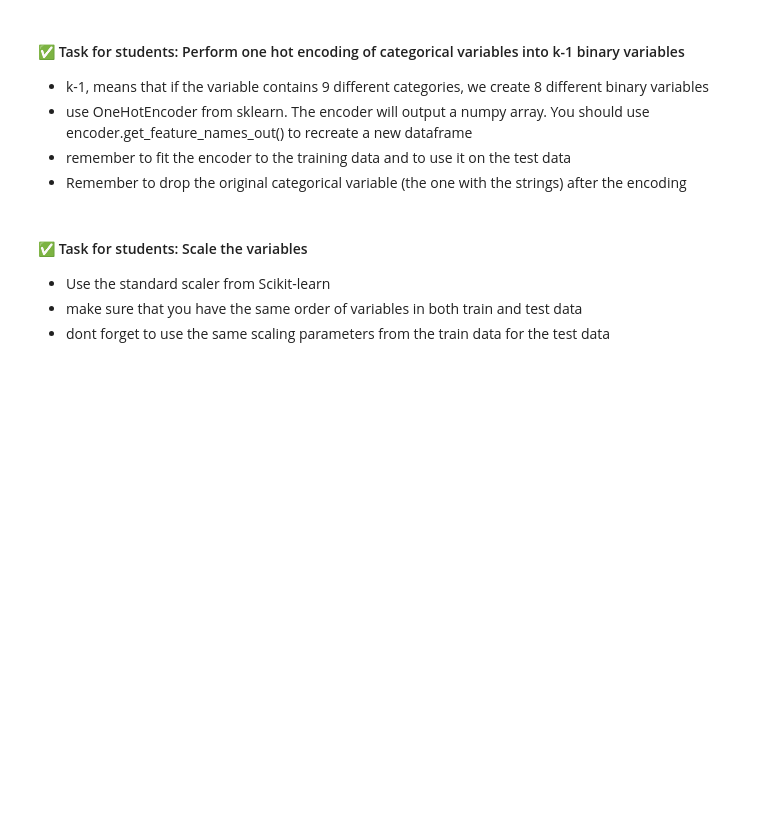
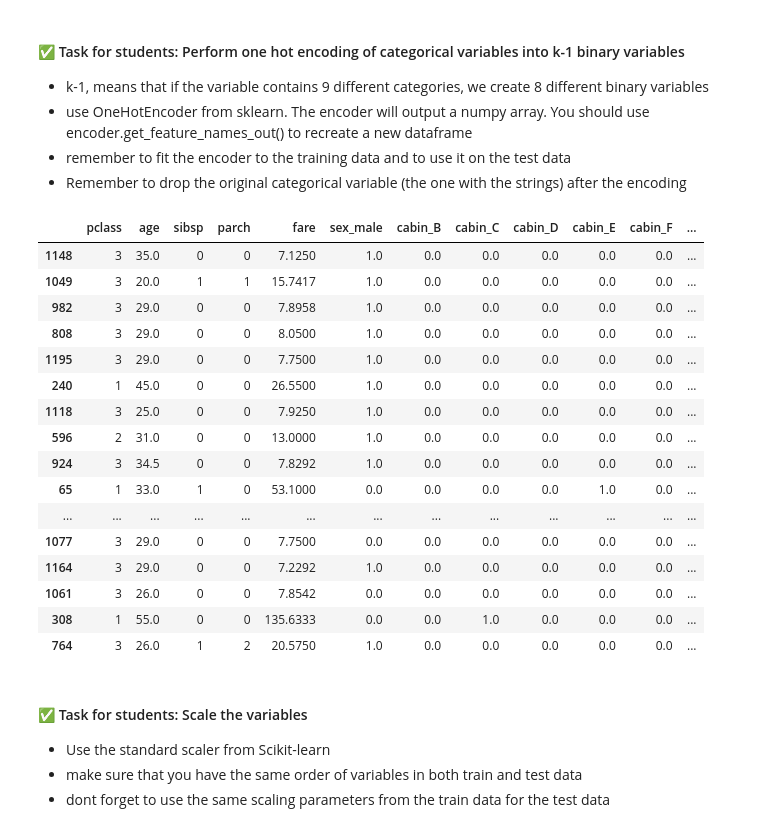
Before and after one commit to morteega/Data-Mining-Methods, a Jupyter notebook: Exercise/Exercise_3/Exercise_3_ExampleDataMiningPipeline.ipynb, the cells around one changed output. Drawn from its saved outputs; the diff is of its cells as text; code cells hidden in the pictures; blank space fills up the shorter version.

```diff
--- a/Exercise/Exercise_3/Exercise_3_ExampleDataMiningPipeline.ipynb
+++ b/Exercise/Exercise_3/Exercise_3_ExampleDataMiningPipeline.ipynb
@@ -208,5 +344,6 @@ X_test['age'] = X_test['age'].fillna(median_val)
 #### ✅ Task for students: add missing indicator for fare variable
 # %%
 # add your code here
+X_train_data["fare_missing"]=X_train_data["fare"].isna().astype(int)
 # %% [markdown]
 #### ✅ Task for students: replace NaN by median you extracted from the training data
@@ -215,2 +350,6 @@ X_test['age'] = X_test['age'].fillna(median_val)
+# %%
+# add your code here
+X_train_data["fare"]=X_train_data["fare"].fillna(X_train_data["fare"].mean())
+X_test_data["fare"]=X_test_data["fare"].fillna(X_test_data["fare"].mean())
 # %%
 # check if the missing values were correctly replaced
@@ -234,0 +425,7 @@ X_test.isnull().sum()
+# %%
+# add your code here
+X_train_data["cabin"].nunique()
+X_train_data["cabin"].value_counts(normalize=True)
+X_train_data= X_train_data[~X_train_data["cabin"].isin(["T", "G"])]
+print(X_train_data["cabin"].unique())
+X_test_data["cabin"].value_counts(normalize=True)
@@ -251,6 +470,36 @@ from sklearn.preprocessing import OneHotEncoder
+# %%
+from sklearn.preprocessing import OneHotEncoder
+# add your code here
+encoder = OneHotEncoder(drop="first", sparse_output=False, handle_unknown="ignore")
+encoded_array=encoder.fit_transform(X_train_data[cat_cols])
+encoded_cols=encoder.get_feature_names_out(cat_cols)
+new_X_train_data=pd.DataFrame(encoded_array, columns=encoded_cols, index=X_train_data.index)
+X_train_data=pd.concat([X_train_data[vars_num], new_X_train_data],axis=1)
+
+testencoded_array=encoder.transform(X_test_data[cat_cols])
+newX_test_data=pd.DataFrame(testencoded_array, columns=encoded_cols, index=X_test_data.index)
+X_test_data= pd.concat([X_test_data[vars_num],newX_test_data], axis=1)
 # %%
 # make sure both dataframes have the same columns with the same order (important for scaling)
-X_train.columns==X_test.columns
+X_test_data.head(20)
+# %% [output]
+|  | pclass | age | sibsp | parch | fare | sex_male | cabin_B | cabin_C | cabin_D | cabin_E | cabin_F | ... |
+| 1148 | 3 | 35.0 | 0 | 0 | 7.1250 | 1.0 | 0.0 | 0.0 | 0.0 | 0.0 | 0.0 | ... |
+| 1049 | 3 | 20.0 | 1 | 1 | 15.7417 | 1.0 | 0.0 | 0.0 | 0.0 | 0.0 | 0.0 | ... |
+| 982 | 3 | 29.0 | 0 | 0 | 7.8958 | 1.0 | 0.0 | 0.0 | 0.0 | 0.0 | 0.0 | ... |
+| 808 | 3 | 29.0 | 0 | 0 | 8.0500 | 1.0 | 0.0 | 0.0 | 0.0 | 0.0 | 0.0 | ... |
+| 1195 | 3 | 29.0 | 0 | 0 | 7.7500 | 1.0 | 0.0 | 0.0 | 0.0 | 0.0 | 0.0 | ... |
+| 240 | 1 | 45.0 | 0 | 0 | 26.5500 | 1.0 | 0.0 | 0.0 | 0.0 | 0.0 | 0.0 | ... |
+| 1118 | 3 | 25.0 | 0 | 0 | 7.9250 | 1.0 | 0.0 | 0.0 | 0.0 | 0.0 | 0.0 | ... |
+| 596 | 2 | 31.0 | 0 | 0 | 13.0000 | 1.0 | 0.0 | 0.0 | 0.0 | 0.0 | 0.0 | ... |
+| 924 | 3 | 34.5 | 0 | 0 | 7.8292 | 1.0 | 0.0 | 0.0 | 0.0 | 0.0 | 0.0 | ... |
+| 65 | 1 | 33.0 | 1 | 0 | 53.1000 | 0.0 | 0.0 | 0.0 | 0.0 | 1.0 | 0.0 | ... |
+| ... | ... | ... | ... | ... | ... | ... | ... | ... | ... | ... | ... | ... |
+| 1077 | 3 | 29.0 | 0 | 0 | 7.7500 | 0.0 | 0.0 | 0.0 | 0.0 | 0.0 | 0.0 | ... |
+| 1164 | 3 | 29.0 | 0 | 0 | 7.2292 | 1.0 | 0.0 | 0.0 | 0.0 | 0.0 | 0.0 | ... |
+| 1061 | 3 | 26.0 | 0 | 0 | 7.8542 | 0.0 | 0.0 | 0.0 | 0.0 | 0.0 | 0.0 | ... |
+| 308 | 1 | 55.0 | 0 | 0 | 135.6333 | 0.0 | 0.0 | 1.0 | 0.0 | 0.0 | 0.0 | ... |
+| 764 | 3 | 26.0 | 1 | 2 | 20.5750 | 1.0 | 0.0 | 0.0 | 0.0 | 0.0 | 0.0 | ... |
 # %% [markdown]
 #### ✅ Task for students: Scale the variables
 -  Use the standard scaler from Scikit-learn
```
Also changed, not shown: parts of 35 cells of this notebook, 1 other file.
